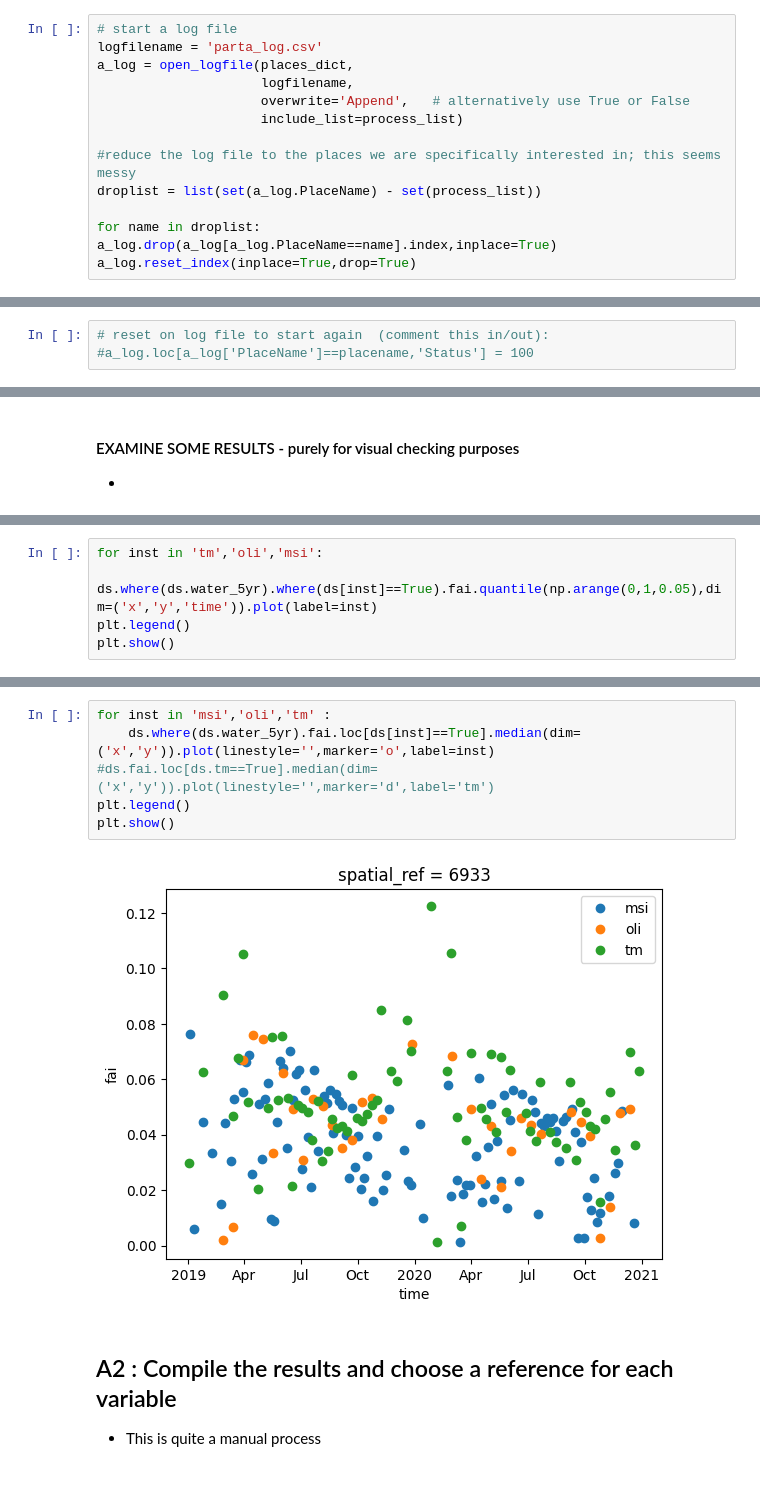
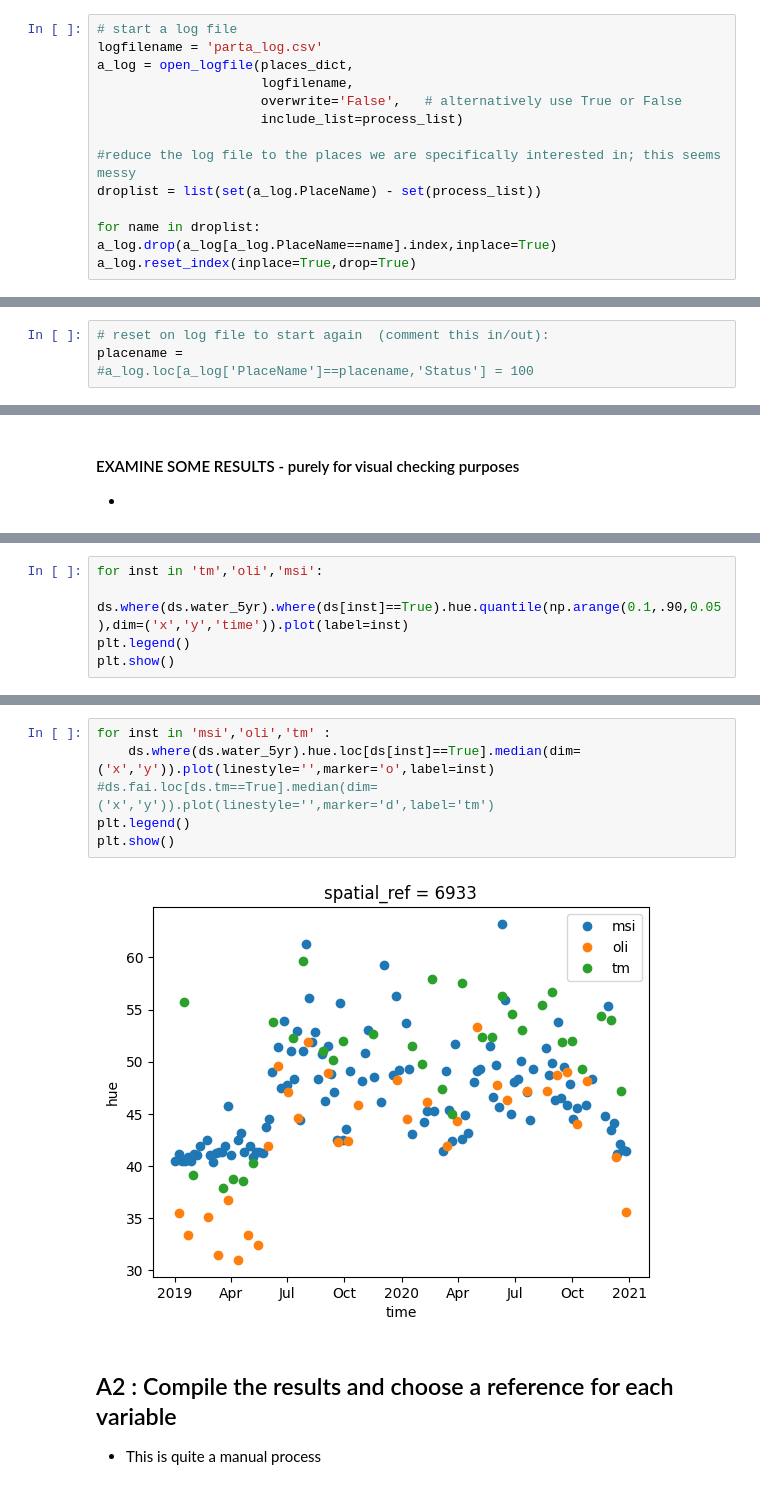
Before and after one commit to digitalearthafrica/deafrica_water_quality, a Jupyter notebook: WP2.2/WP2.2.ipynb, the cells around one changed output, grey strips where cells are left out. Drawn from its saved outputs; the diff is of its cells as text.

```diff
--- a/WP2.2/WP2.2.ipynb
+++ b/WP2.2/WP2.2.ipynb
@@ -149,7 +149,7 @@ data_list = {}
 logfilename = 'parta_log.csv'
 a_log = open_logfile(places_dict,
                      logfilename,
-                     overwrite='Append',   # alternatively use True or False
+                     overwrite='False',   # alternatively use True or False
                      include_list=process_list)
 
 #reduce the log file to the places we are specifically interested in; this seems messy
@@ -162,5 +160,6 @@ appending
 # %%
 # reset on log file to start again  (comment this in/out):
+placename =
 #a_log.loc[a_log['PlaceName']==placename,'Status'] = 100
 # %% [markdown]
 #### RUN THE MAIN PROCESS - this takes hours and requires a large sandbox
@@ -515,6 +587,6 @@ plt.show()
 # %%
 for inst in 'tm','oli','msi':
-    ds.where(ds.water_5yr).where(ds[inst]==True).fai.quantile(np.arange(0,1,0.05),dim=('x','y','time')).plot(label=inst)
+    ds.where(ds.water_5yr).where(ds[inst]==True).hue.quantile(np.arange(0.1,.90,0.05),dim=('x','y','time')).plot(label=inst)
 plt.legend()
 plt.show()
 # %% [output]
@@ -522,11 +594,11 @@ plt.show()
 # %%
 for inst in 'msi','oli','tm' :
-    ds.where(ds.water_5yr).fai.loc[ds[inst]==True].median(dim=('x','y')).plot(linestyle='',marker='o',label=inst)
+    ds.where(ds.water_5yr).hue.loc[ds[inst]==True].median(dim=('x','y')).plot(linestyle='',marker='o',label=inst)
 #ds.fai.loc[ds.tm==True].median(dim=('x','y')).plot(linestyle='',marker='d',label='tm')
 plt.legend()
 plt.show()
 # %% [output]
-[figure, old version]
+[figure, new version]
 # %% [markdown]
 ## A2 : Compile the results and choose a reference for each variable
 - This is quite a manual process
```
Also changed, not shown: parts of 46 cells of this notebook.
